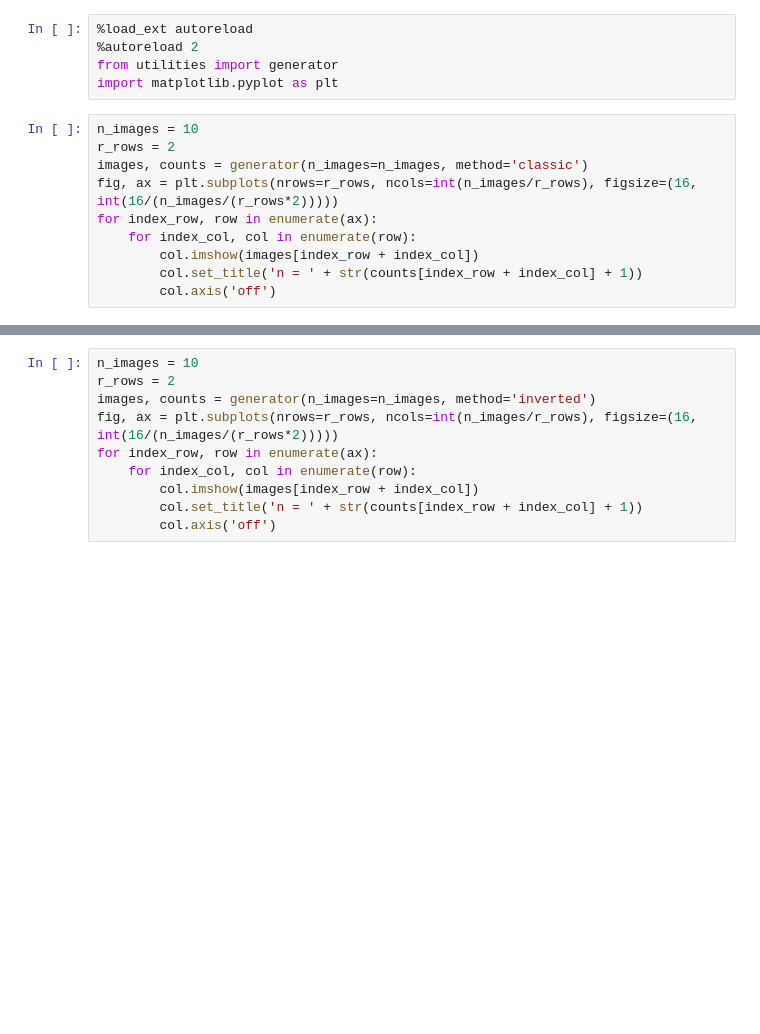
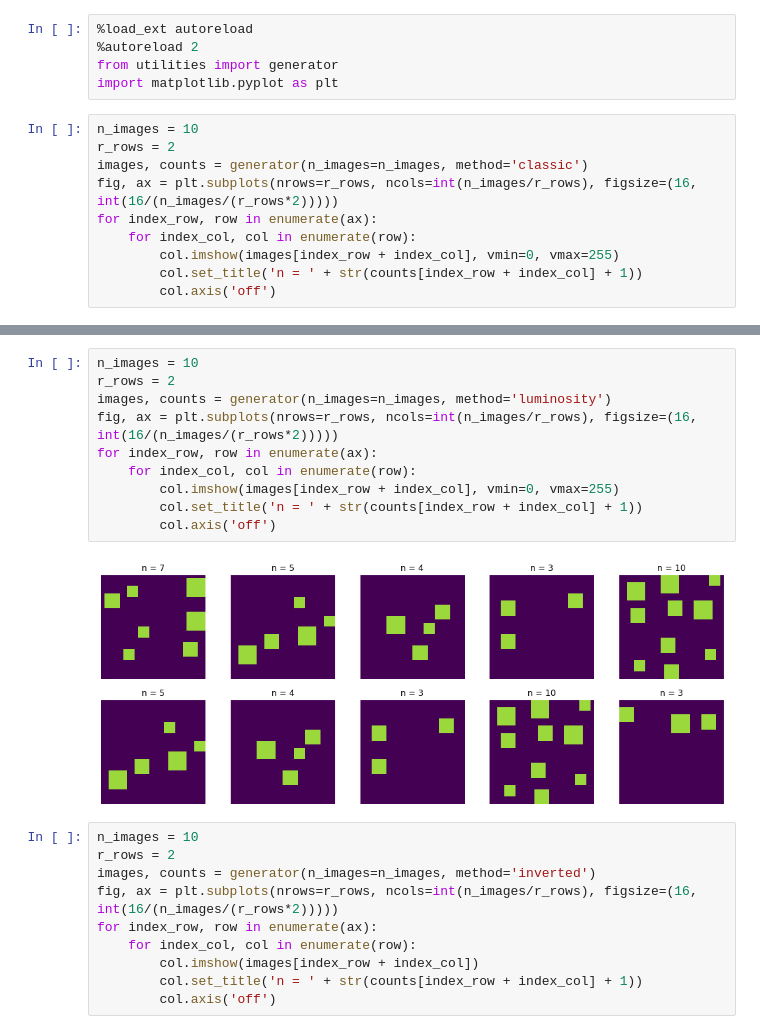
Before and after one commit to luvisuttoalberto/counting_nn, a Jupyter notebook: generator_testing.ipynb, the cells around one changed output, grey strips where cells are left out. Drawn from its saved outputs; the diff is of its cells as text; blank space fills up the shorter version.

Commit message:
Addition accuracies file and modification python notebook for luminosity method

```diff
--- a/generator_testing.ipynb
+++ b/generator_testing.ipynb
@@ -10,11 +10,23 @@ images, counts = generator(n_images=n_images, method='classic')
 fig, ax = plt.subplots(nrows=r_rows, ncols=int(n_images/r_rows), figsize=(16, int(16/(n_images/(r_rows*2)))))
 for index_row, row in enumerate(ax):
     for index_col, col in enumerate(row):
-        col.imshow(images[index_row + index_col])
+        col.imshow(images[index_row + index_col], vmin=0, vmax=255)
         col.set_title('n = ' + str(counts[index_row + index_col] + 1))
         col.axis('off')
 # %% [output]
 [figure]
+# %%
+n_images = 10
+r_rows = 2
+images, counts = generator(n_images=n_images, method='luminosity')
+fig, ax = plt.subplots(nrows=r_rows, ncols=int(n_images/r_rows), figsize=(16, int(16/(n_images/(r_rows*2)))))
+for index_row, row in enumerate(ax):
+    for index_col, col in enumerate(row):
+        col.imshow(images[index_row + index_col], vmin=0, vmax=255)
+        col.set_title('n = ' + str(counts[index_row + index_col] + 1))
+        col.axis('off')
+# %% [output]
+[figure, added]
 # %%
 n_images = 10
 r_rows = 2
```
Also changed, not shown: parts of 1 cell of this notebook, 1 other file.
